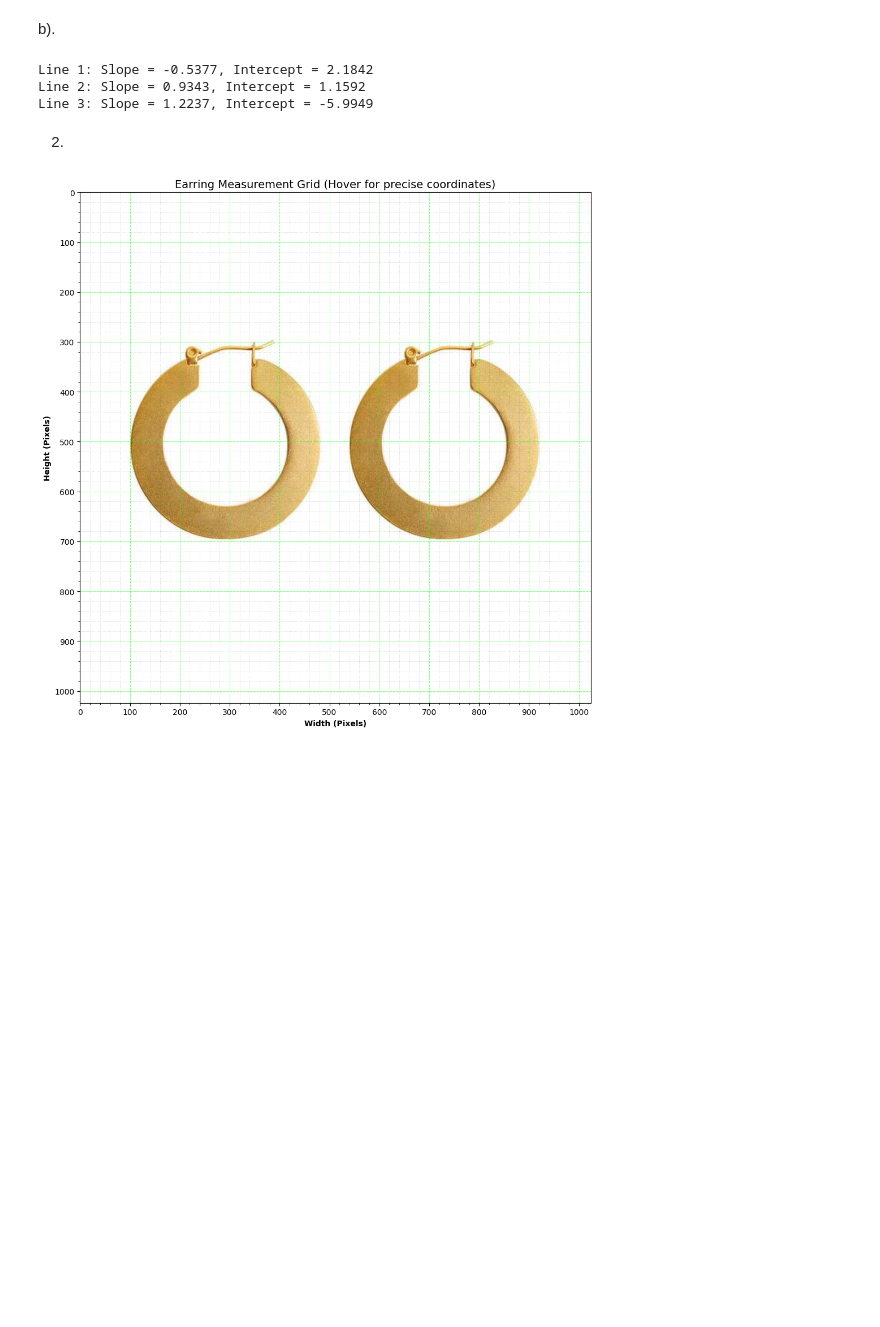
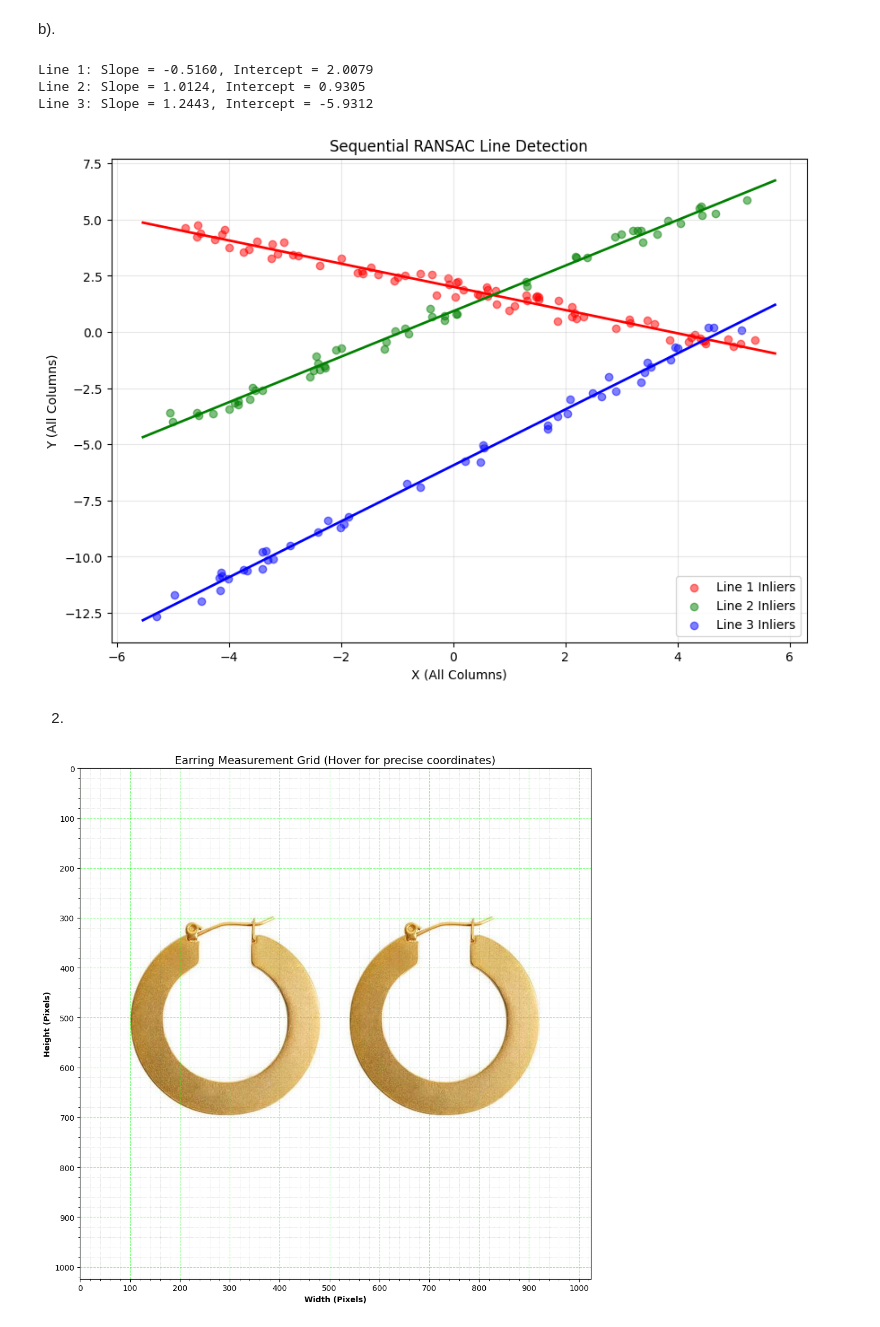
Before and after one commit to TharushiDinushika/Fitting-and-Alignment, a Jupyter notebook: FittingandAlignment.ipynb, the cells around one changed output. Cells and saved outputs as stored; diff of their text form; code cells hidden in the pictures; blank space fills up the shorter version.

```diff
--- a/FittingandAlignment.ipynb
+++ b/FittingandAlignment.ipynb
@@ -63,43 +80,53 @@ b).
 # %%
 from sklearn.linear_model import RANSACRegressor
 
-# Prepare the flattened data
+
 X_cols = D[:, :3]
 Y_cols = D[:, 3:]
 X_all = X_cols.flatten().reshape(-1, 1)
 Y_all = Y_cols.flatten()
 
-# Storage for results
-remaining_X = X_all
-remaining_Y = Y_all
-lines = []
+# Storage for remaining data during iterative removal
+current_X, current_Y = X_all.copy(), Y_all.copy()
+colors = ['r', 'g', 'b']
+plt.figure(figsize=(10, 7))
+
 
 for i in range(3):
-    # Initialize RANSAC
+    # Fit RANSAC
     ransac = RANSACRegressor(residual_threshold=0.5)
-    ransac.fit(remaining_X, remaining_Y)
+    ransac.fit(current_X, current_Y)
 
-    # Identify the inliers
-    inlier_mask = ransac.inlier_mask_
-    outlier_mask = np.logical_not(inlier_mask)
-
-    # Store the parameters
+    # Get parameters
     m = ransac.estimator_.coef_[0]
     b = ransac.estimator_.intercept_
-    lines.append((m, b))
-
     print(f"Line {i+1}: Slope = {m:.4f}, Intercept = {b:.4f}")
 
-    # Remove the points accounted for
-    remaining_X = remaining_X[outlier_mask]
-    remaining_Y = remaining_Y[outlier_mask]
+    # Identify and plot inliers
+    inlier_mask = ransac.inlier_mask_
+    plt.scatter(current_X[inlier_mask], current_Y[inlier_mask], color=colors[i], label=f'Line {i+1} Inliers', alpha=0.5)
 
-    if len(remaining_X) == 0:
-        break
+    # Plot the line
+    line_x = np.array([np.min(X_all), np.max(X_all)]).reshape(-1, 1)
+    line_y = ransac.predict(line_x)
+    plt.plot(line_x, line_y, color=colors[i], linewidth=2)
+
+    # Mask the consensus and continue with outliers
+    outlier_mask = np.logical_not(inlier_mask)
+    current_X = current_X[outlier_mask]
+    current_Y = current_Y[outlier_mask]
+
+plt.title("Sequential RANSAC Line Detection")
+plt.xlabel("X (All Columns)")
+plt.ylabel("Y (All Columns)")
+plt.legend()
+plt.grid(True, alpha=0.3)
+plt.show()
 # %% [output]
-Line 1: Slope = -0.5377, Intercept = 2.1842
-Line 2: Slope = 0.9343, Intercept = 1.1592
-Line 3: Slope = 1.2237, Intercept = -5.9949
+Line 1: Slope = -0.5160, Intercept = 2.0079
+Line 2: Slope = 1.0124, Intercept = 0.9305
+Line 3: Slope = 1.2443, Intercept = -5.9312
+[figure, added]
 # %% [markdown]
 2.
 # %%
```
Also changed, not shown: parts of 1 cell of this notebook.
